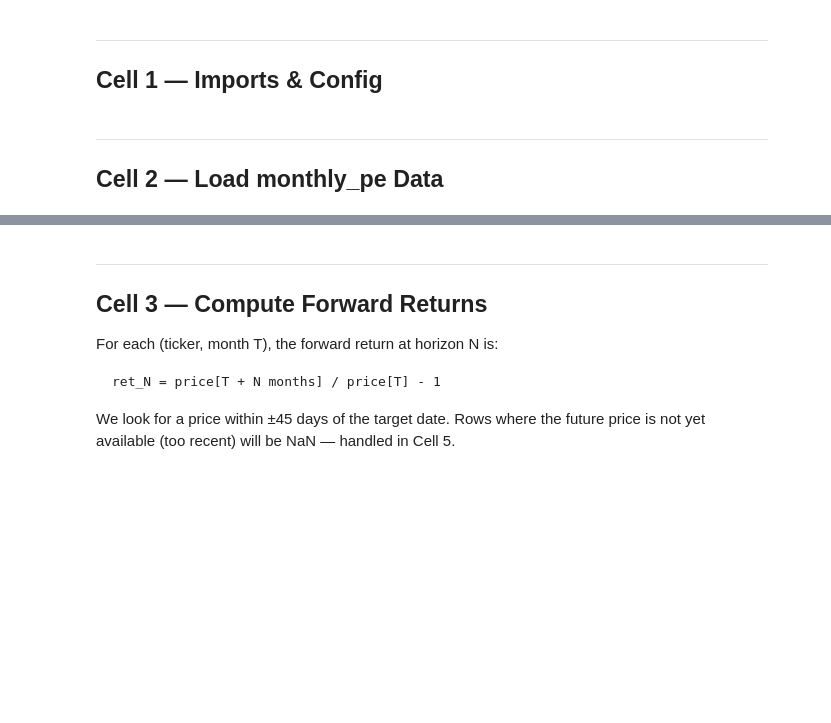
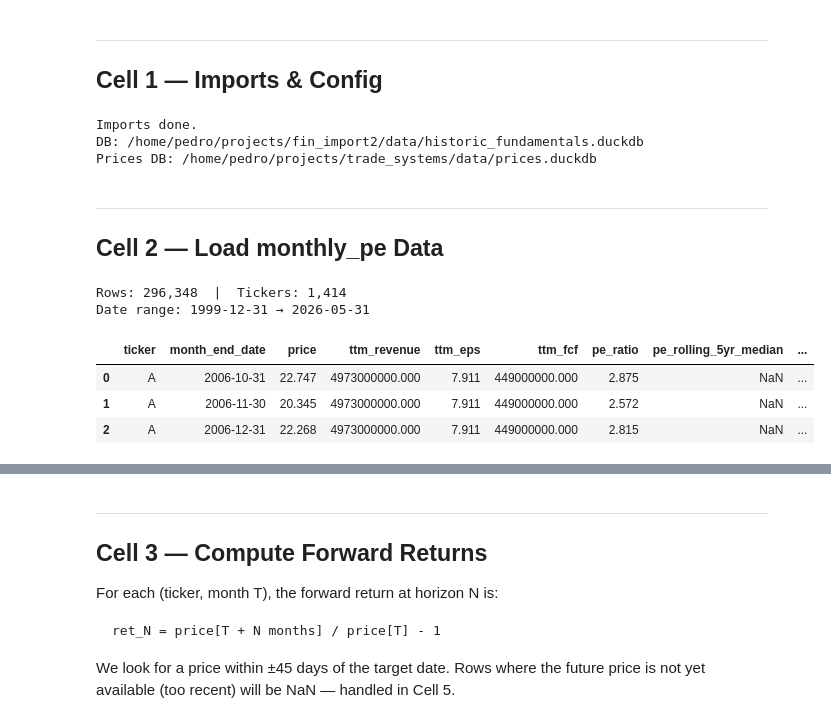
Before and after one commit to pedrof123-ui/fin_import, a Jupyter notebook: notebooks/fundamentals_alpha.ipynb, the cells around one changed output, grey strips where cells are left out. Saved outputs shown, nothing was run; the diff lists cells and outputs as text; code cells hidden in the pictures; blank space fills up the shorter version.

```diff
--- a/notebooks/fundamentals_alpha.ipynb
+++ b/notebooks/fundamentals_alpha.ipynb
@@ -45,7 +54,8 @@ load_dotenv(ROOT / '.env', override=True)
 from historic_fundamentals import get_pe_stats
 from historic_fundamentals.db import HistoricFundamentalsDB
 
-DB_PATH = os.getenv('HF_DB_PATH', str(ROOT / 'data' / 'historic_fundamentals.duckdb'))
+DB_PATH        = os.getenv('HF_DB_PATH', str(ROOT / 'data' / 'historic_fundamentals.duckdb'))
+PRICES_DB_PATH = os.getenv('PRICES_DB_PATH', '')
 
 # ── Return horizons: name -> months ahead ─────────────────────────────────────
 RETURN_HORIZONS = {
@@ -55,42 +65,65 @@ RETURN_HORIZONS = {
     'ret_3y':  36,
     'ret_5y':  60,
 }
-RETURN_COLS   = list(RETURN_HORIZONS.keys())
+RETURN_COLS    = list(RETURN_HORIZONS.keys())
 PRIMARY_TARGET = 'ret_1y'   # 1-year horizon is the natural fit for fundamental investing
 
-MIN_VALID      = 200         # minimum rows for a horizon to enter analysis
-N_BINS         = 5           # quintiles for EDA
-RANDOM_STATE   = 42
-WINSOR_CLIP    = 3.0         # clip returns beyond ±300% (survivorship extremes)
+MIN_VALID            = 200   # minimum rows for a horizon to enter analysis
+N_BINS               = 5     # quintiles for EDA
+RANDOM_STATE         = 42
+WINSOR_CLIP          = 3.0   # clip returns beyond ±300% (survivorship extremes)
+SHAP_PRUNE_THRESHOLD = 0.05  # drop features with mean |SHAP| < 5% of top feature score
 
 print('Imports done.')
 print('DB:', DB_PATH)
+print('Prices DB:', PRICES_DB_PATH or '(not set)')
+# %% [output]
+Imports done.
+DB: /home/pedro/projects/fin_import2/data/historic_fundamentals.duckdb
+Prices DB: /home/pedro/projects/trade_systems/data/prices.duckdb
 # %% [markdown]
 ---
 ## Cell 2 — Load monthly_pe Data
 # %%
 conn = duckdb.connect(DB_PATH, read_only=True)
 raw  = conn.execute("""
     SELECT ticker, month_end_date, price,
+           ttm_revenue, ttm_eps, ttm_fcf,
            pe_ratio,    pe_rolling_5yr_median,
+           earnings_yield, earnings_yield_3y_avg, earnings_yield_5y_avg,
+           normalized_pe_5y,
            pfcf_ratio,  pfcf_rolling_5yr_median, fcf_yield,
+           fcf_yield_3y_avg, fcf_yield_5y_avg, normalized_pfcf_5y,
            ev_ebitda,   ev_ebitda_rolling_5yr_median,
-           ps_ratio,    ps_rolling_5yr_median,
+           ebitda_ev_yield, ebitda_ev_yield_3y_avg, ebitda_ev_yield_5y_avg,
+           normalized_evebitda_5y,
+           ps_ratio,    ps_rolling_5yr_median,    normalized_ps_5y,
            roa,         roa_rolling_5yr_median,
            roe,         roe_rolling_5yr_median,
            roic,        roic_rolling_5yr_median,
            pbv,         pbv_rolling_5yr_median,
            ptbv,        ptbv_rolling_5yr_median,
            dividend_yield,
-           goal_low, goal_high
+           ttm_gross_margin,     gross_margin_5y_median,     gross_margin_slope_5y,
+           ttm_operating_margin, operating_margin_5y_median,
+           operating_margin_change_3y, operating_margin_slope_5y,
+           ttm_fcf_margin, fcf_margin_5y_median, fcf_margin_change_3y,
+           roa_stability_5y, debt_to_ebitda, interest_coverage
     FROM monthly_pe
     WHERE price > 0
     ORDER BY ticker, month_end_date
 """).df()
 conn.close()
 
 raw['month_end_date'] = pd.to_datetime(raw['month_end_date'])
 
 print(f'Rows: {len(raw):,}  |  Tickers: {raw["ticker"].nunique():,}')
 print(f'Date range: {raw["month_end_date"].min().date()} → {raw["month_end_date"].max().date()}')
 raw.head(3)
+# %% [output]
+Rows: 296,348  |  Tickers: 1,414
+Date range: 1999-12-31 → 2026-05-31
+|  | ticker | month_end_date | price | ttm_revenue | ttm_eps | ttm_fcf | pe_ratio | pe_rolling_5yr_median | ... |
+| 0 | A | 2006-10-31 | 22.747 | 4973000000.000 | 7.911 | 449000000.000 | 2.875 | NaN | ... |
+| 1 | A | 2006-11-30 | 20.345 | 4973000000.000 | 7.911 | 449000000.000 | 2.572 | NaN | ... |
+| 2 | A | 2006-12-31 | 22.268 | 4973000000.000 | 7.911 | 449000000.000 | 2.815 | NaN | ... |
```
Also changed, not shown: parts of 22 cells of this notebook, 11 other files.
